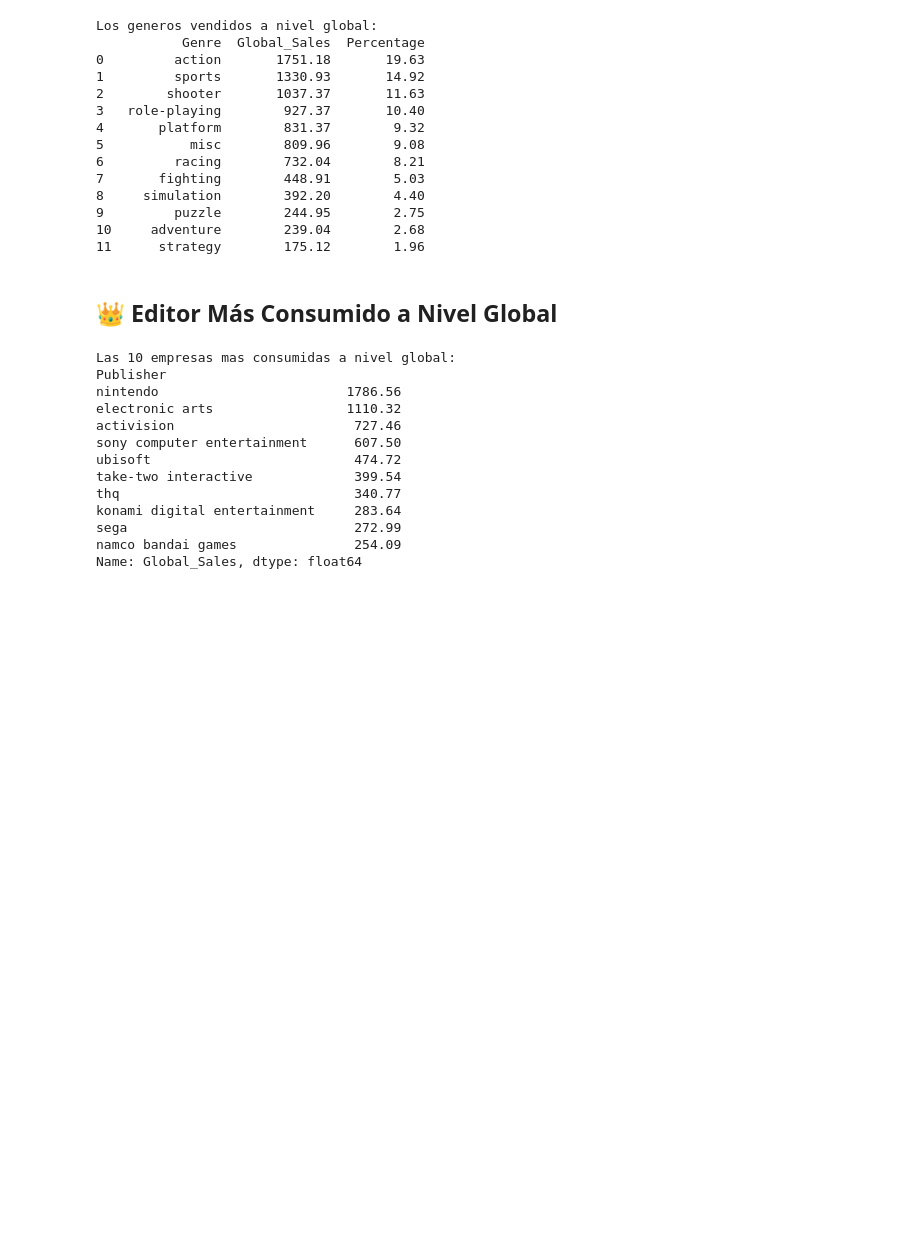
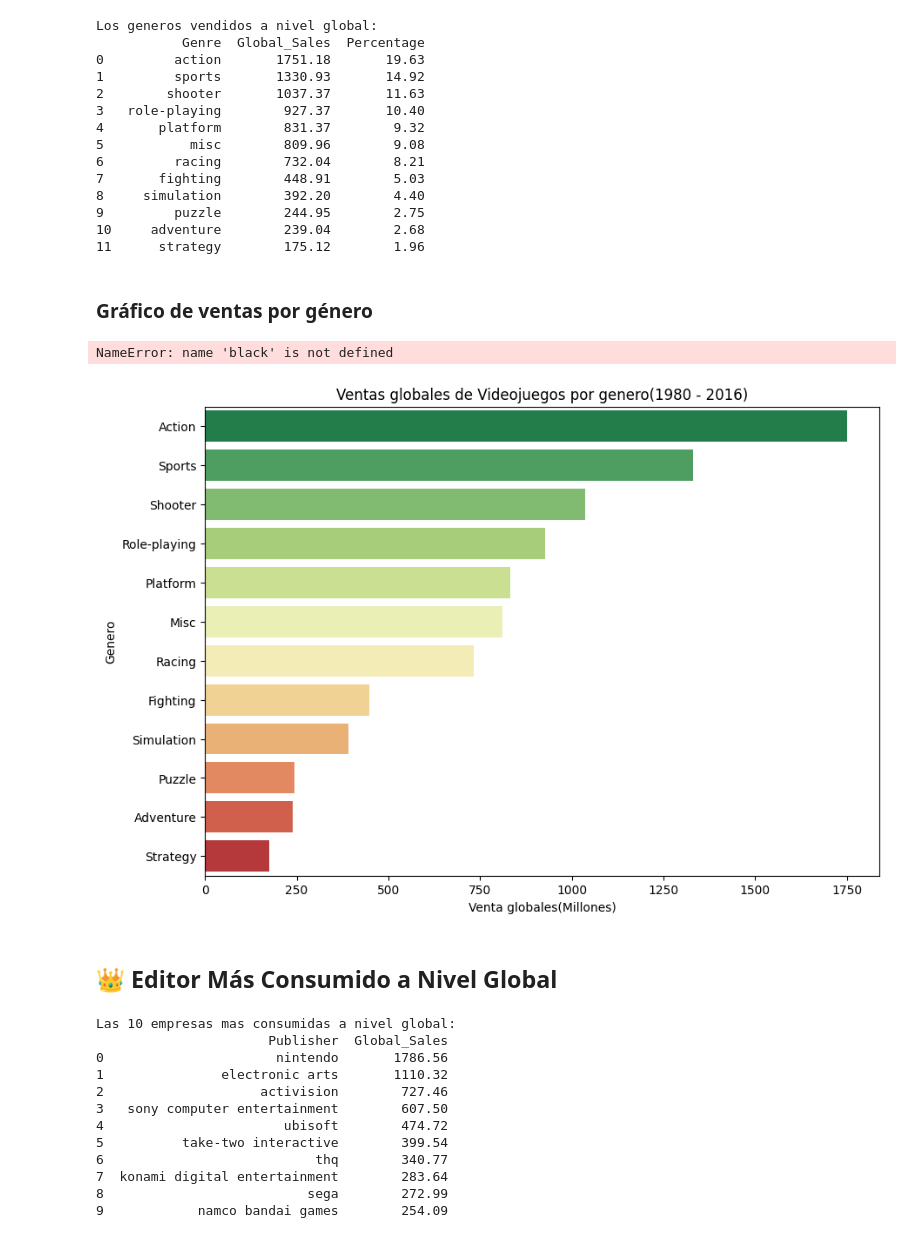
Before and after one commit to donosonahuel/tendencias-historica-videojuegos, a Jupyter notebook: Análisis_de_Tendencias_y_Ventas_Históricas(Videojuegos).ipynb, the cells around one changed output. Drawn from its saved outputs; the diff is of its cells as text; code cells hidden in the pictures; blank space fills up the shorter version.

```diff
--- a/Análisis_de_Tendencias_y_Ventas_Históricas(Videojuegos).ipynb
+++ b/Análisis_de_Tendencias_y_Ventas_Históricas(Videojuegos).ipynb
@@ -173,6 +176,45 @@ Los generos vendidos a nivel global:
 9         puzzle        244.95        2.75
 10     adventure        239.04        2.68
 11      strategy        175.12        1.96
+# %% [markdown]
+### Gráfico de ventas por género
+# %%
+# Creando el grafico de barras con Seaborn
+df_genre_sales['Genre'] = df_genre_sales['Genre'].str.capitalize()
+
+palette = sns.color_palette("RdYlGn_r", n_colors = len(df_genre_sales))
+
+plt.figure(figsize = (10, 7))
+
+sns.barplot(
+    x = 'Global_Sales',
+    y = 'Genre',
+    data = df_genre_sales,
+    palette = palette,
+    hue = 'Genre',
+    legend = False
+)
+
+plt.title("Ventas globales de Videojuegos por genero(1980 - 2016)")
+plt.xlabel("Venta globales(Millones)")
+plt.ylabel("Genero")
+
+for index, row in df_genre_sales.iterrows():
+  plt.text(
+      row['Global_Sales'],
+      index,
+      f'{row['Global_Sales']: .2f}M',
+      color = black,
+      ha = 'left',
+      va = 'center'
+  )
+
+  plt.grid(axis = 'x', linestyle = '--', alpha = 0.6)
+  plt.tight_layout()
+  plt.show()
+# %% [output]
+NameError: name 'black' is not defined
+[figure, added]
 # %% [markdown]
 ## 👑 Editor Más Consumido a Nivel Global
 # %%
@@ -180,20 +222,20 @@ Los generos vendidos a nivel global:
 publisher_sales = df_video_games_sales.groupby('Publisher')['Global_Sales'].sum().sort_values(ascending = False)
 
 # Visualizar los datos de las empresas mas consumidas
-top_10_publishers = publisher_sales.head(10)
+top_10_publishers = publisher_sales.head(10).reset_index()
+top_10_publishers.columns = ['Publisher', 'Global_Sales']
 print("Las 10 empresas mas consumidas a nivel global:")
 print(top_10_publishers)
 # %% [output]
 Las 10 empresas mas consumidas a nivel global:
-Publisher
-nintendo                        1786.56
-electronic arts                 1110.32
-activision                       727.46
-sony computer entertainment      607.50
-ubisoft                          474.72
-take-two interactive             399.54
-thq                              340.77
-konami digital entertainment     283.64
-sega                             272.99
-namco bandai games               254.09
-Name: Global_Sales, dtype: float64
+                      Publisher  Global_Sales
+0                      nintendo       1786.56
+1               electronic arts       1110.32
+2                    activision        727.46
+3   sony computer entertainment        607.50
+4                       ubisoft        474.72
+5          take-two interactive        399.54
+6                           thq        340.77
+7  konami digital entertainment        283.64
+8                          sega        272.99
+9            namco bandai games        254.09
```
Also changed, not shown: parts of 4 cells of this notebook.
